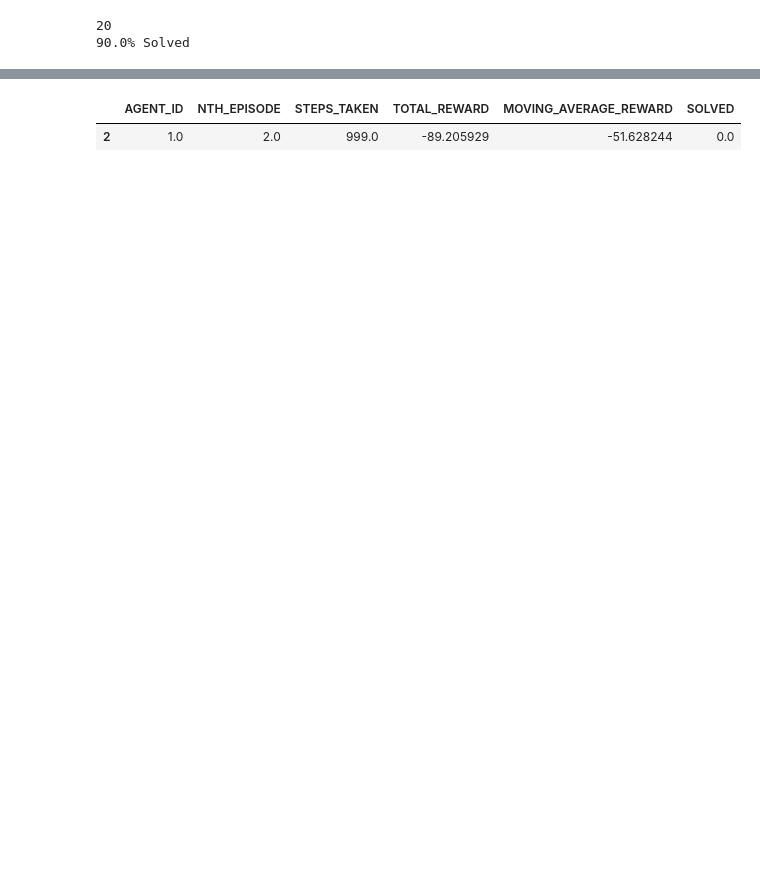
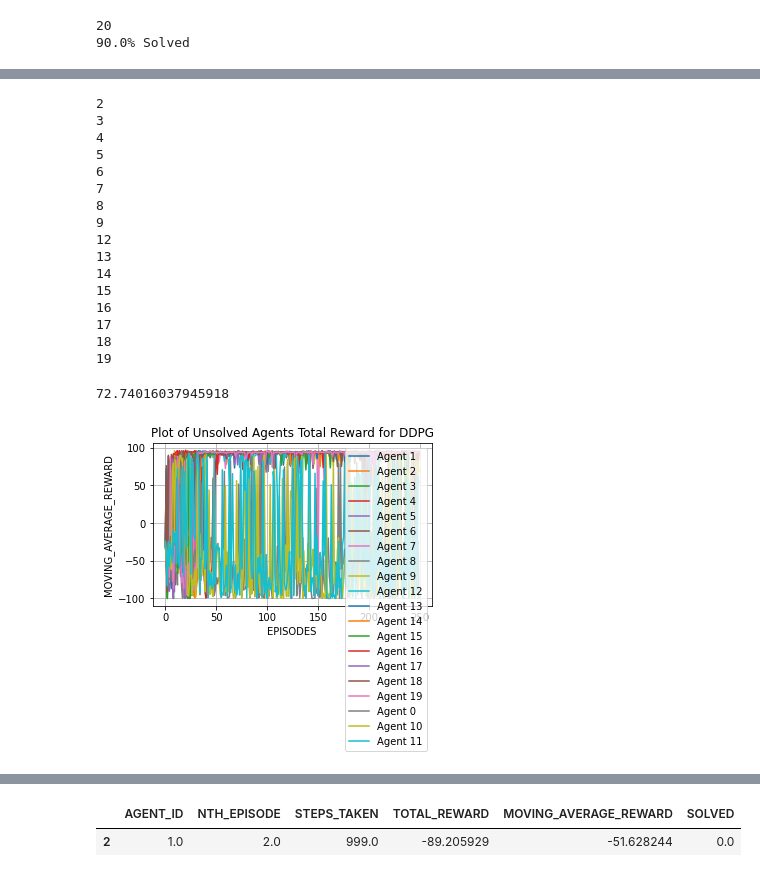
Before and after one commit to MattMorris1996/BathRLProject, a Jupyter notebook: plotting_notebook.ipynb, the cells around one changed output, grey strips where cells are left out. Saved outputs shown, nothing was run; the diff lists cells and outputs as text; code cells hidden in the pictures; blank space fills up the shorter version.

```diff
--- a/plotting_notebook.ipynb
+++ b/plotting_notebook.ipynb
@@ -75 +115,48 @@ print("{}% Solved".format(percentage_solved_per))
+# %%
+for agent_id in solved_td3 + not_solved_td3:
+    ax = td3_agent_dfs[agent_id]['TOTAL_REWARD'].plot(
+        label = "Agent " + str(agent_id),
+        legend=True,
+        figsize=figsize,
+        grid = True,
+        title = "Plot of Unsolved Agents Total Reward for DDPG"
+    )
+    ax.set_xlabel("EPISODES")
+    ax.set_ylabel("MOVING_AVERAGE_REWARD")
+
+ax.get_figure().savefig("./Plots/LearningCurveFailed.png")
+
+td3_mean_reward = pd.DataFrame(td3_agent_dfs[0]['TOTAL_REWARD'])
+td3_mean_steps = pd.DataFrame(td3_agent_dfs[0]['STEPS_TAKEN'])
+
+for agent_id in solved_td3[1:]:
+    print(agent_id)
+    name = 'TOTAL_REWARD' + str(agent_id)
+    name1 = 'STEPS_TAKEN' + str(agent_id)
+    td3_mean_reward[name] = pd.DataFrame(td3_agent_dfs[agent_id]['TOTAL_REWARD'])
+    td3_mean_steps[name1] = pd.DataFrame(td3_agent_dfs[agent_id]['STEPS_TAKEN'])
+
+td3_mean_reward['mean_total_reward'] = td3_mean_reward.mean(axis=1)
+td3_mean_steps['mean_total_steps'] = td3_mean_steps.mean(axis=1)
+
+td3_mean_reward['mean_total_reward'].mean()
+# %% [output]
+2
+3
+4
+5
+6
+7
+8
+9
+12
+13
+14
+15
+16
+17
+18
+19
+72.74016037945918
+[figure, added]
 # %%
```
Also changed, not shown: parts of 10 cells of this notebook, 3 other files.
